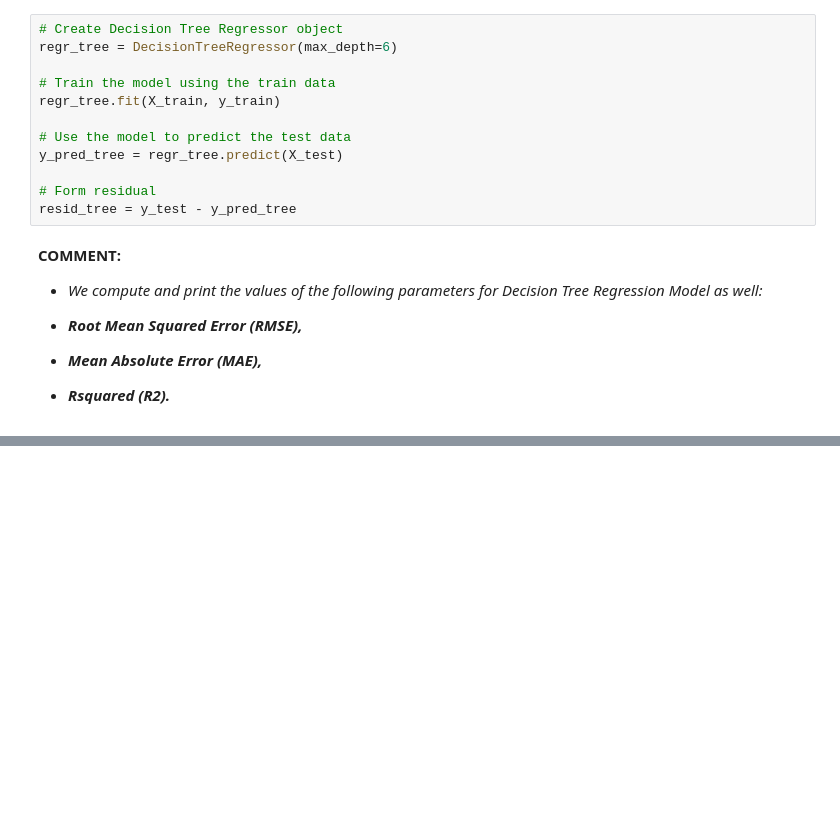
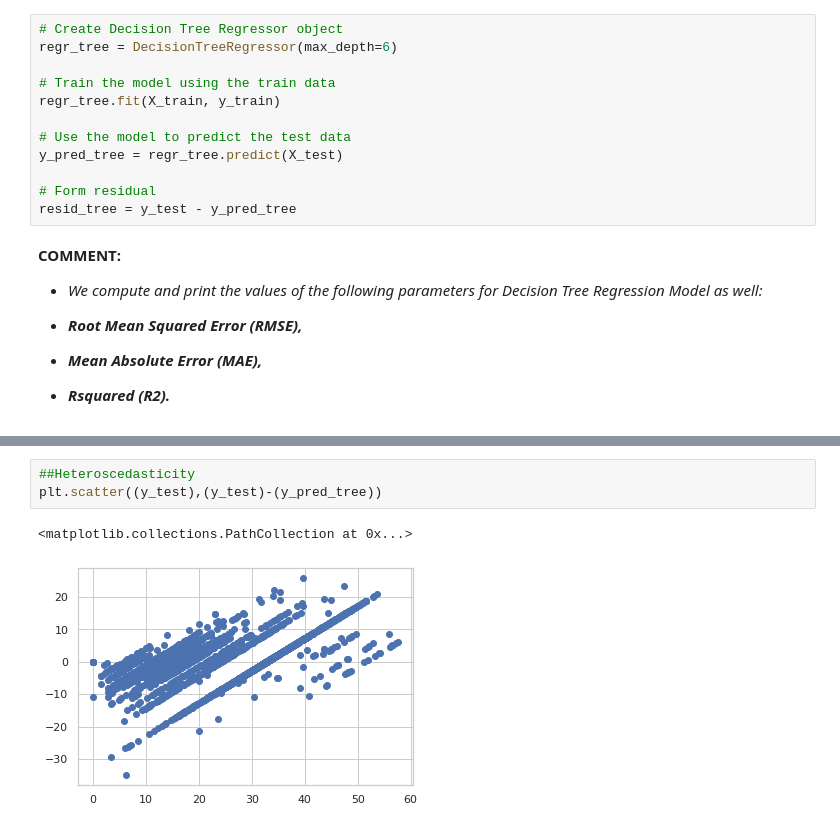
Before and after one commit to Madhu-95/Capstone2_ML_Regression, a Jupyter notebook: Bike_Sharing_Demand_Prediction_Capstone_Project(Supervised_ML)_by_MADHU_KUMARI.ipynb, the cells around one changed output, grey strips where cells are left out. Cells and saved outputs as stored; diff of their text form; blank space fills up the shorter version.

```diff
--- a/Bike_Sharing_Demand_Prediction_Capstone_Project(Supervised_ML)_by_MADHU_KUMARI.ipynb
+++ b/Bike_Sharing_Demand_Prediction_Capstone_Project(Supervised_ML)_by_MADHU_KUMARI.ipynb
@@ -911,0 +912,6 @@ The Rsquared value is 0.6826180496264773
+# %%
+##Heteroscedasticity
+plt.scatter((y_test),(y_test)-(y_pred_tree))
+# %% [output]
+<matplotlib.collections.PathCollection at 0x...>
+[figure, added]
```
Also changed, not shown: parts of 16 cells of this notebook.
